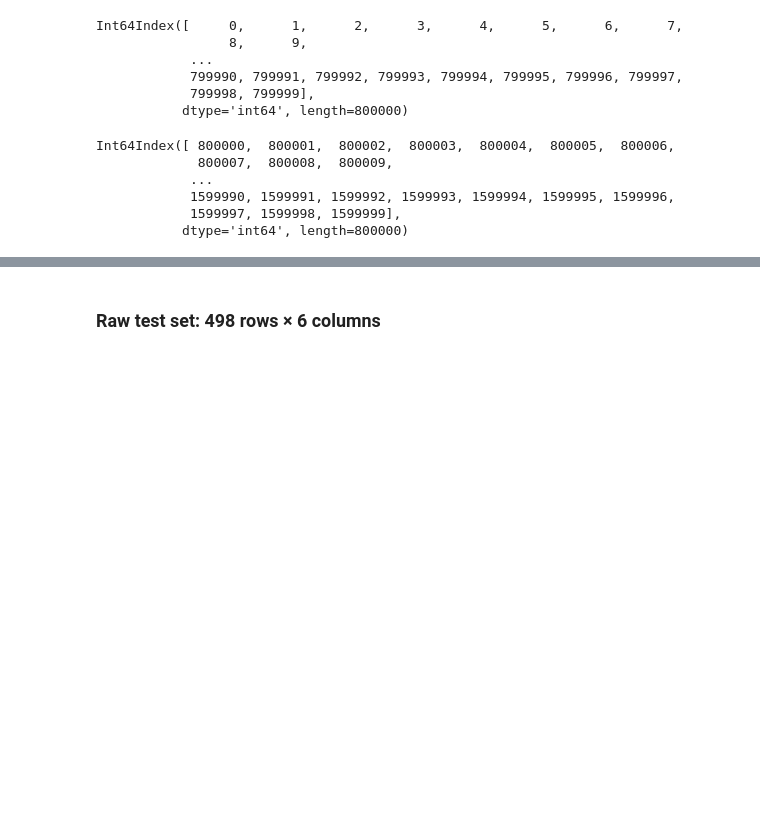
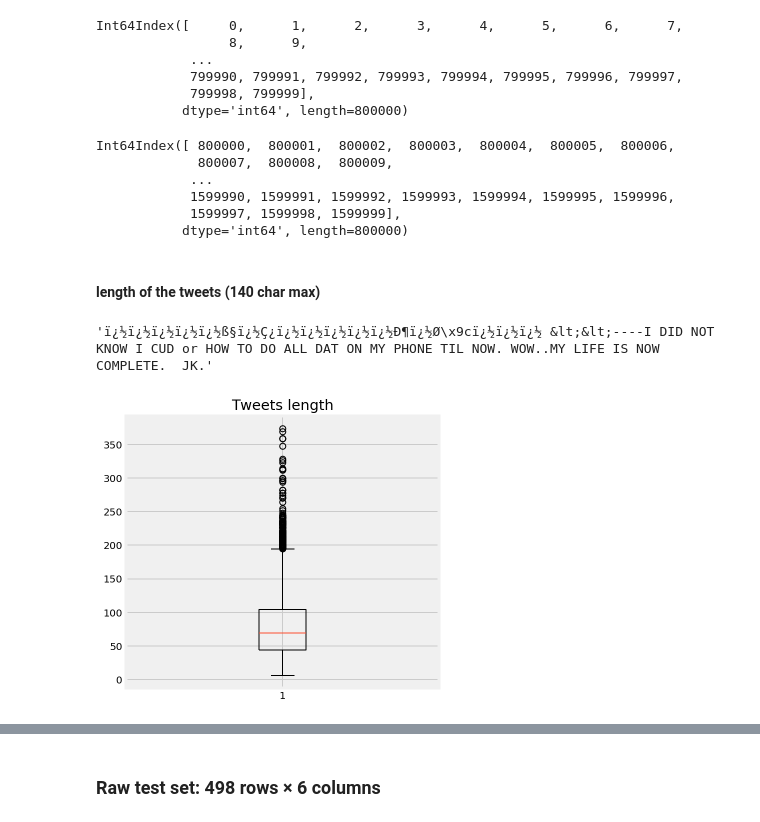
Before and after one commit to federikovi/635AA-TextAnalytics, a Jupyter notebook: 1-Data-Understanding/understanding.ipynb, the cells around one changed output, grey strips where cells are left out. Cells and saved outputs as stored; diff of their text form; code cells hidden in the pictures; blank space fills up the shorter version.

Commit message:
Add plot

```diff
--- a/1-Data-Understanding/understanding.ipynb
+++ b/1-Data-Understanding/understanding.ipynb
@@ -147,3 +147,9 @@ Int64Index([ 800000,  800001,  800002,  800003,  800004,  800005,  800006,
             1599990, 1599991, 1599992, 1599993, 1599994, 1599995, 1599996,
             1599997, 1599998, 1599999],
            dtype='int64', length=800000)
+# %% [markdown]
+#### length of the tweets (140 char max)
+# %%
+train['text'].max()
+# %% [output]
+'ï¿½ï¿½ï¿½ï¿½ï¿½ß§ï¿½Ç¿ï¿½ï¿½ï¿½ï¿½ï¿½Ð¶ï¿½Ø\x9cï¿½ï¿½ï¿½ &lt;&lt;----I DID NOT KNOW I CUD or HOW TO DO ALL DAT ON MY PHONE TIL NOW. WOW..MY LIFE IS NOW COMPLETE.  JK.'
@@ -149,0 +158,10 @@ Int64Index([ 800000,  800001,  800002,  800003,  800004,  800005,  800006,
+# %%
+train['text_len'] = [len(t) for t in train.text]
+# %%
+fig, ax = plt.subplots(figsize=(5, 5))
+plt.boxplot(train.text_len)
+ax.set_title('Tweets length')
+plt.savefig('tweet_length_boxplot.png',bbox_inches="tight")
+plt.show()
+# %% [output]
+[figure, added]
```
Also changed, not shown: parts of 6 cells of this notebook, 3 other files.
